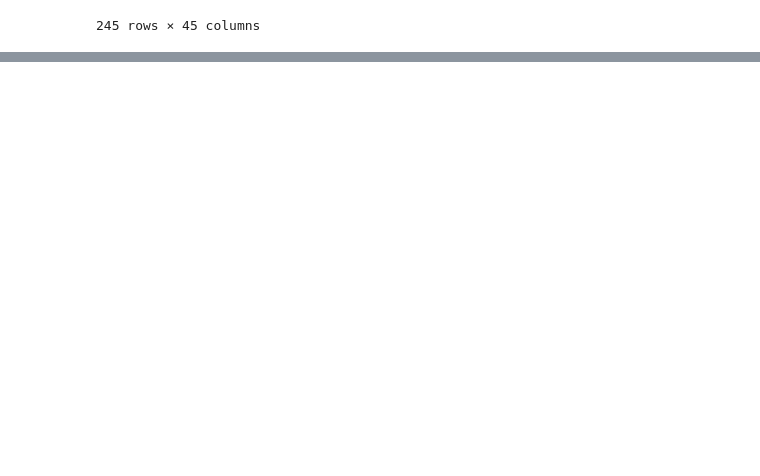
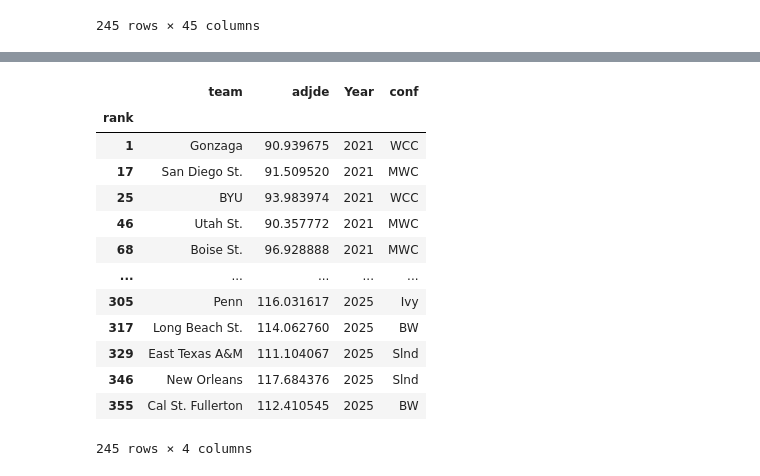
Before and after one commit to realmabg/NCAAB_depth_perception, a Jupyter notebook: teamsdrtg.ipynb, the cells around one changed output, grey strips where cells are left out. Saved outputs shown, nothing was run; the diff lists cells and outputs as text; code cells hidden in the pictures; blank space fills up the shorter version.

```diff
--- a/teamsdrtg.ipynb
+++ b/teamsdrtg.ipynb
@@ -107,0 +125,17 @@ array(['Gonzaga', 'San Diego St.', 'BYU', 'Utah St.', 'Boise St.',
+# %%
+stats_important_info
+# %% [output]
+|  | team | adjde | Year | conf |
+| rank |  |  |  |  |
+| 1 | Gonzaga | 90.939675 | 2021 | WCC |
+| 17 | San Diego St. | 91.509520 | 2021 | MWC |
+| 25 | BYU | 93.983974 | 2021 | WCC |
+| 46 | Utah St. | 90.357772 | 2021 | MWC |
+| 68 | Boise St. | 96.928888 | 2021 | MWC |
+| ... | ... | ... | ... | ... |
+| 305 | Penn | 116.031617 | 2025 | Ivy |
+| 317 | Long Beach St. | 114.062760 | 2025 | BW |
+| 329 | East Texas A&M | 111.104067 | 2025 | Slnd |
+| 346 | New Orleans | 117.684376 | 2025 | Slnd |
+| 355 | Cal St. Fullerton | 112.410545 | 2025 | BW |
+245 rows × 4 columns
```
Also changed, not shown: parts of 7 cells of this notebook, 6 other files.
